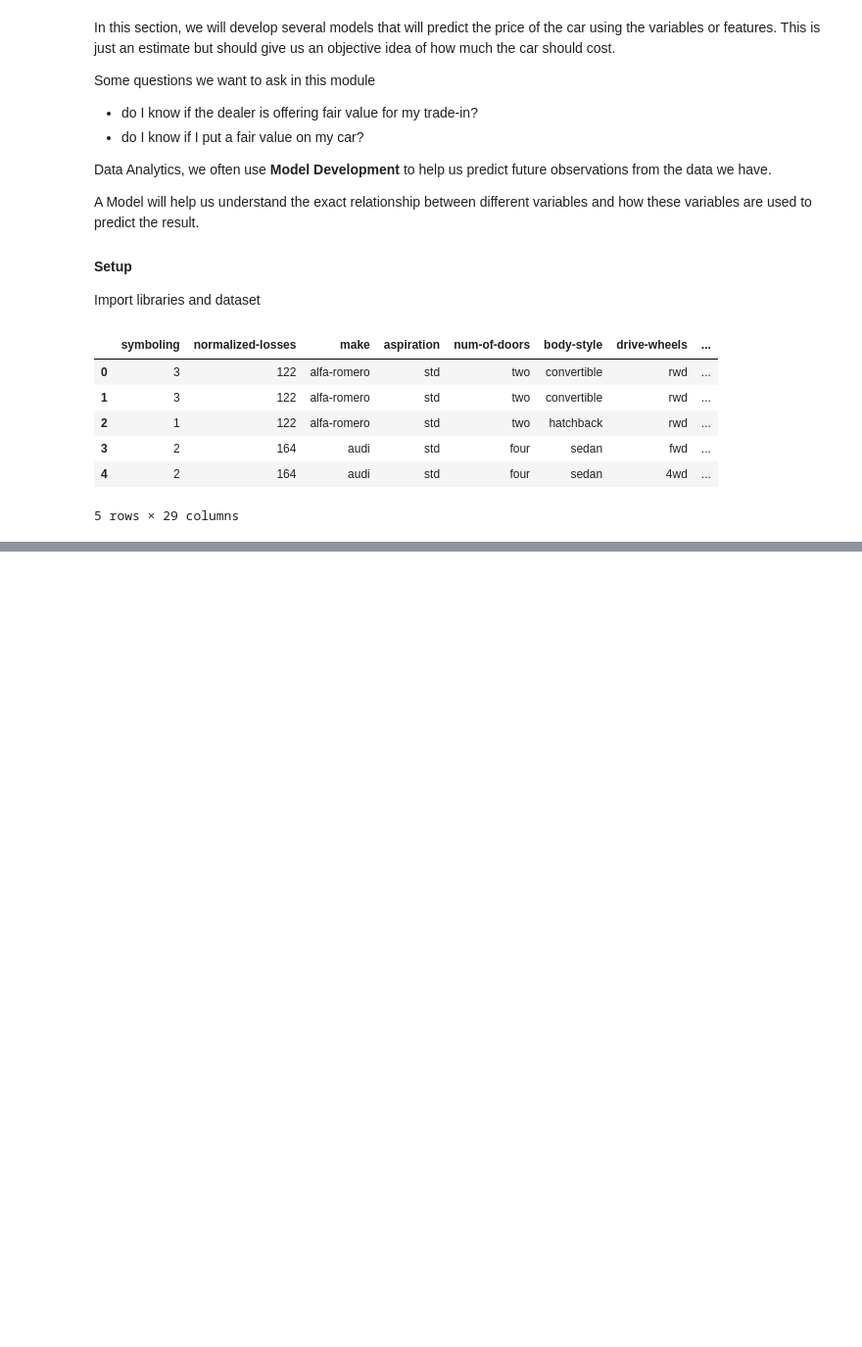
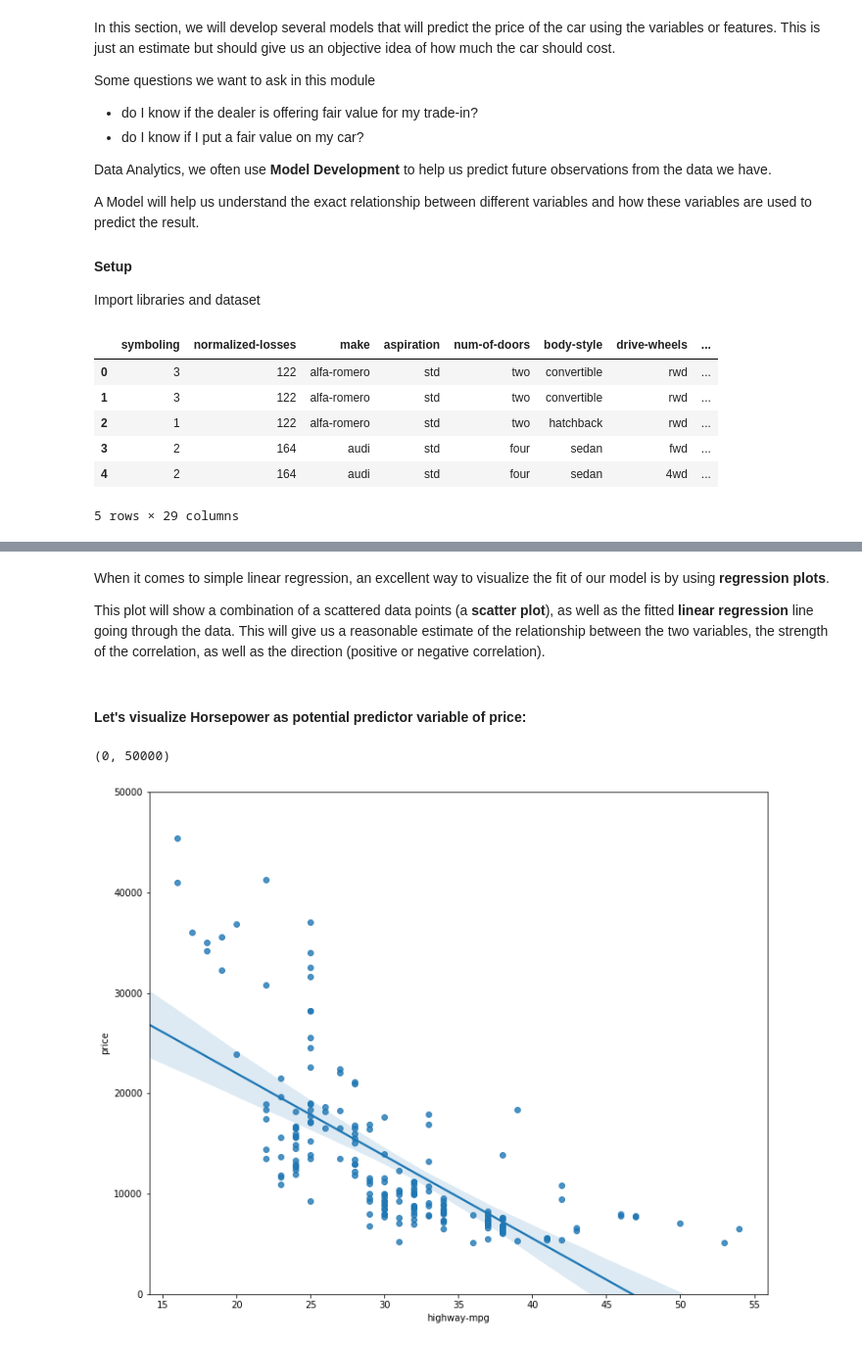
Before and after one commit to TikaramAcharya/Data-Analysis-Python, a Jupyter notebook: Model developement.ipynb, the cells around one changed output, grey strips where cells are left out. Shown at 98% size. Cells and saved outputs as stored; diff of their text form; code cells hidden in the pictures; blank space fills up the shorter version.

```diff
--- a/Model developement.ipynb
+++ b/Model developement.ipynb
@@ -64,0 +237,17 @@ $$
+# %% [markdown]
+<p>When it comes to simple linear regression, an excellent way to visualize the fit of our model is by using <b>regression plots</b>.</p>
+
+<p>This plot will show a combination of a scattered data points (a <b>scatter plot</b>), as well as the fitted <b>linear regression</b> line going through the data. This will give us a reasonable estimate of the relationship between the two variables, the strength of the correlation, as well as the direction (positive or negative correlation).</p>
+# %% [markdown]
+####  Let's visualize Horsepower as potential predictor variable of price:
+# %%
+width = 12
+height = 10
+plt.figure(figsize=(width,height))
+
+sns.regplot(x='highway-mpg',y='price', data=df)
+
+plt.ylim(0,50000)
+# %% [output]
+(0, 50000)
+[figure, added]
```
Also changed, not shown: parts of 48 cells of this notebook.
